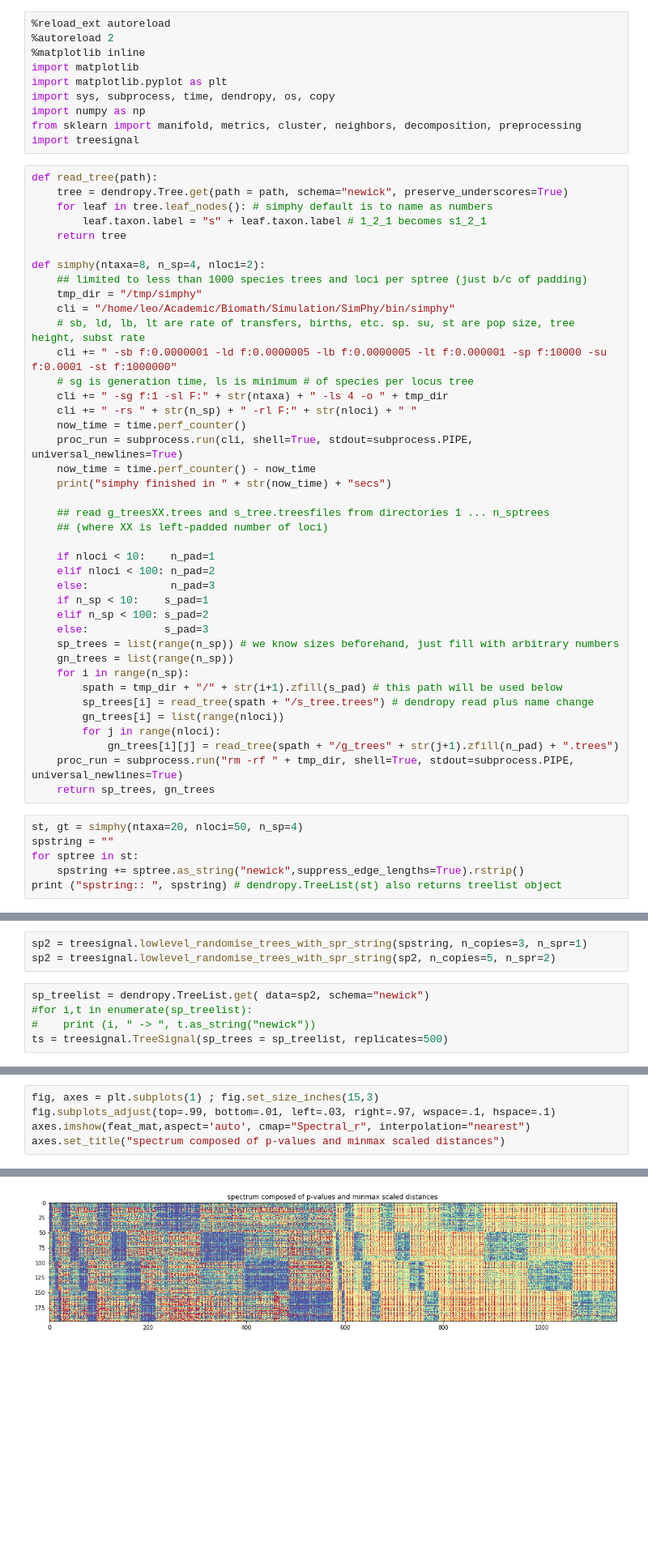
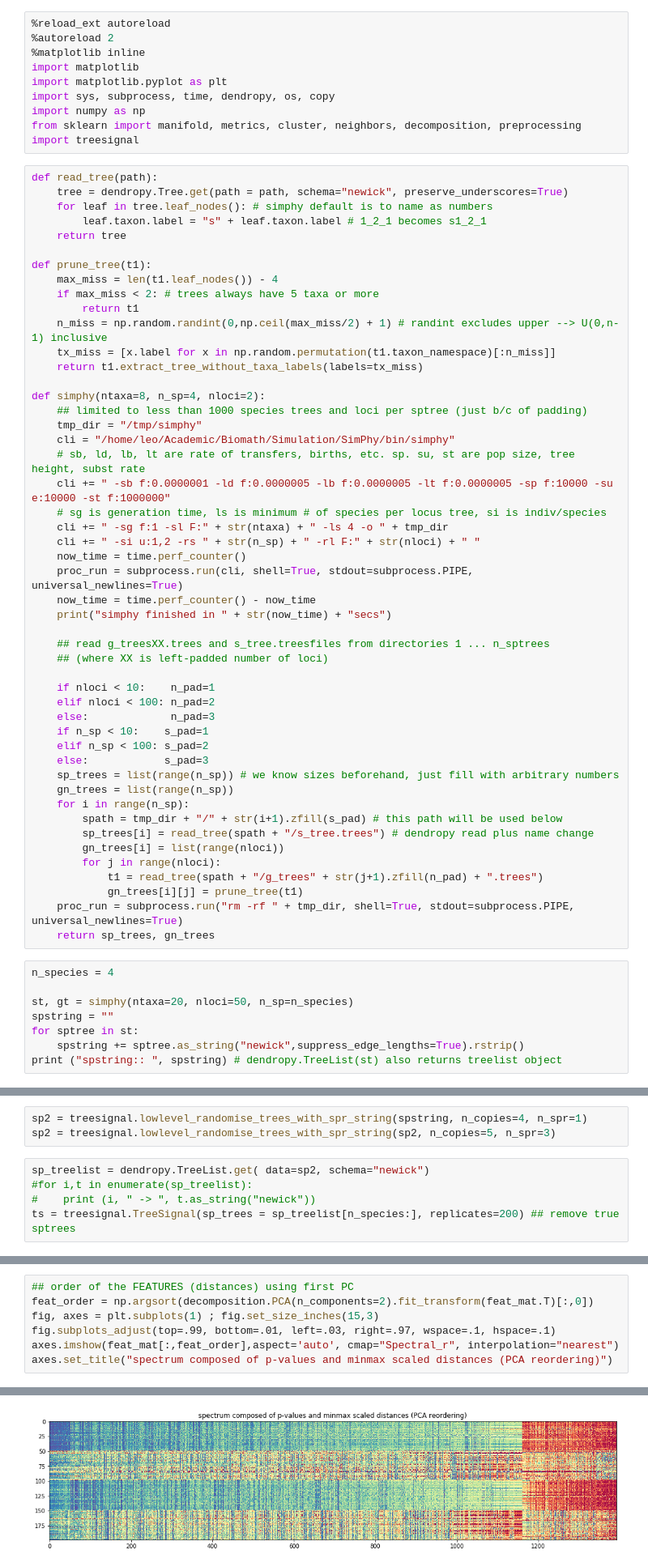
Before and after one commit to leomrtns/genefam-dist, a Jupyter notebook: docs/009.simphy_simulation.ipynb, the cells around one changed output, grey strips where cells are left out. Shown at 81% size. Drawn from its saved outputs; the diff is of its cells as text; blank space fills up the shorter version.

Commit message:
finished notebook 009; notebook 010 (euk_ToL) has bug reading RAxML tree

```diff
--- a/docs/009.simphy_simulation.ipynb
+++ b/docs/009.simphy_simulation.ipynb
@@ -17,15 +17,23 @@ def read_tree(path):
         leaf.taxon.label = "s" + leaf.taxon.label # 1_2_1 becomes s1_2_1
     return tree
 
+def prune_tree(t1):
+    max_miss = len(t1.leaf_nodes()) - 4
+    if max_miss < 2: # trees always have 5 taxa or more
+        return t1
+    n_miss = np.random.randint(0,np.ceil(max_miss/2) + 1) # randint excludes upper --> U(0,n-1) inclusive
+    tx_miss = [x.label for x in np.random.permutation(t1.taxon_namespace)[:n_miss]]
+    return t1.extract_tree_without_taxa_labels(labels=tx_miss)
+
 def simphy(ntaxa=8, n_sp=4, nloci=2):
     ## limited to less than 1000 species trees and loci per sptree (just b/c of padding)
     tmp_dir = "/tmp/simphy"
     cli = "/home/leo/Academic/Biomath/Simulation/SimPhy/bin/simphy"
     # sb, ld, lb, lt are rate of transfers, births, etc. sp. su, st are pop size, tree height, subst rate
-    cli += " -sb f:0.0000001 -ld f:0.0000005 -lb f:0.0000005 -lt f:0.000001 -sp f:10000 -su f:0.0001 -st f:1000000"
-    # sg is generation time, ls is minimum # of species per locus tree
+    cli += " -sb f:0.0000001 -ld f:0.0000005 -lb f:0.0000005 -lt f:0.0000005 -sp f:10000 -su e:10000 -st f:1000000"
+    # sg is generation time, ls is minimum # of species per locus tree, si is indiv/species
     cli += " -sg f:1 -sl F:" + str(ntaxa) + " -ls 4 -o " + tmp_dir
-    cli += " -rs " + str(n_sp) + " -rl F:" + str(nloci) + " "
+    cli += " -si u:1,2 -rs " + str(n_sp) + " -rl F:" + str(nloci) + " "
     now_time = time.perf_counter()
     proc_run = subprocess.run(cli, shell=True, stdout=subprocess.PIPE, universal_newlines=True)
     now_time = time.perf_counter() - now_time
@@ -47,11 +55,14 @@ def simphy(ntaxa=8, n_sp=4, nloci=2):
         sp_trees[i] = read_tree(spath + "/s_tree.trees") # dendropy read plus name change
         gn_trees[i] = list(range(nloci))
         for j in range(nloci):
-            gn_trees[i][j] = read_tree(spath + "/g_trees" + str(j+1).zfill(n_pad) + ".trees")
+            t1 = read_tree(spath + "/g_trees" + str(j+1).zfill(n_pad) + ".trees")
+            gn_trees[i][j] = prune_tree(t1)
     proc_run = subprocess.run("rm -rf " + tmp_dir, shell=True, stdout=subprocess.PIPE, universal_newlines=True)
     return sp_trees, gn_trees
 # %%
-st, gt = simphy(ntaxa=20, nloci=50, n_sp=4)
+n_species = 4
+
+st, gt = simphy(ntaxa=20, nloci=50, n_sp=n_species)
 spstring = ""
 for sptree in st:
     spstring += sptree.as_string("newick",suppress_edge_lengths=True).rstrip()
@@ -62,11 +73,11 @@ spstring::  (((((s10,(s2,s8)),(s7,(s6,s3))),(s11,s1)),((s4,s5),s9)),(((s19,s15),
 # %%
-sp2 = treesignal.lowlevel_randomise_trees_with_spr_string(spstring, n_copies=3, n_spr=1)
-sp2 = treesignal.lowlevel_randomise_trees_with_spr_string(sp2, n_copies=5, n_spr=2)
+sp2 = treesignal.lowlevel_randomise_trees_with_spr_string(spstring, n_copies=4, n_spr=1)
+sp2 = treesignal.lowlevel_randomise_trees_with_spr_string(sp2, n_copies=5, n_spr=3)
 # %%
 sp_treelist = dendropy.TreeList.get( data=sp2, schema="newick")
 #for i,t in enumerate(sp_treelist):
 #    print (i, " -> ", t.as_string("newick"))
-ts = treesignal.TreeSignal(sp_trees = sp_treelist, replicates=500)
+ts = treesignal.TreeSignal(sp_trees = sp_treelist[n_species:], replicates=200) ## remove true sptrees
 # %%
 def get_tree_sizes(tree):
     sp_names = [leaf.taxon.label.split("_")[0] for leaf in tree.leaf_nodes()]
@@ -109,10 +120,12 @@ axes[2].set_title("number of species in common between gene families")
 # %%
+## order of the FEATURES (distances) using first PC
+feat_order = np.argsort(decomposition.PCA(n_components=2).fit_transform(feat_mat.T)[:,0])
 fig, axes = plt.subplots(1) ; fig.set_size_inches(15,3)
 fig.subplots_adjust(top=.99, bottom=.01, left=.03, right=.97, wspace=.1, hspace=.1)
-axes.imshow(feat_mat,aspect='auto', cmap="Spectral_r", interpolation="nearest")
-axes.set_title("spectrum composed of p-values and minmax scaled distances")
+axes.imshow(feat_mat[:,feat_order],aspect='auto', cmap="Spectral_r", interpolation="nearest")
+axes.set_title("spectrum composed of p-values and minmax scaled distances (PCA reordering)")
 # %% [output]
 <matplotlib.text.Text at 0x...>
-[figure, old version]
+[figure, new version]
 # %%
 #print (feat_mat.max(1)); # print (ts.sp_string)
```
Also changed, not shown: parts of 5 cells of this notebook, 8 other files.
